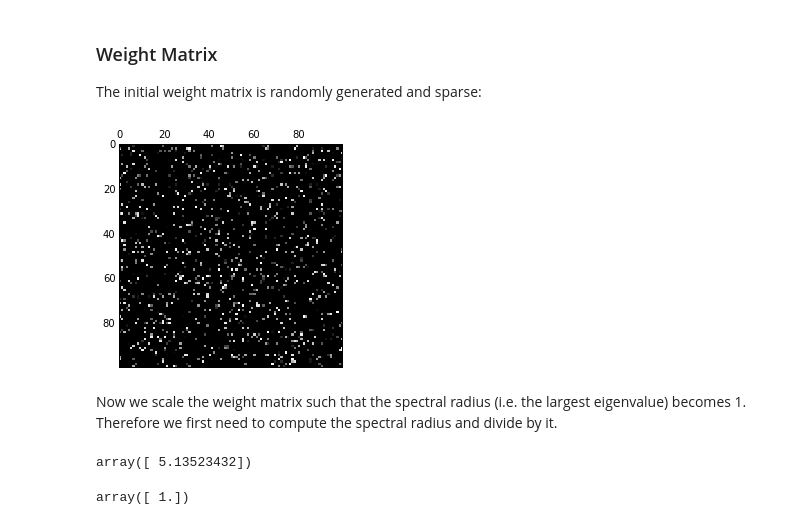
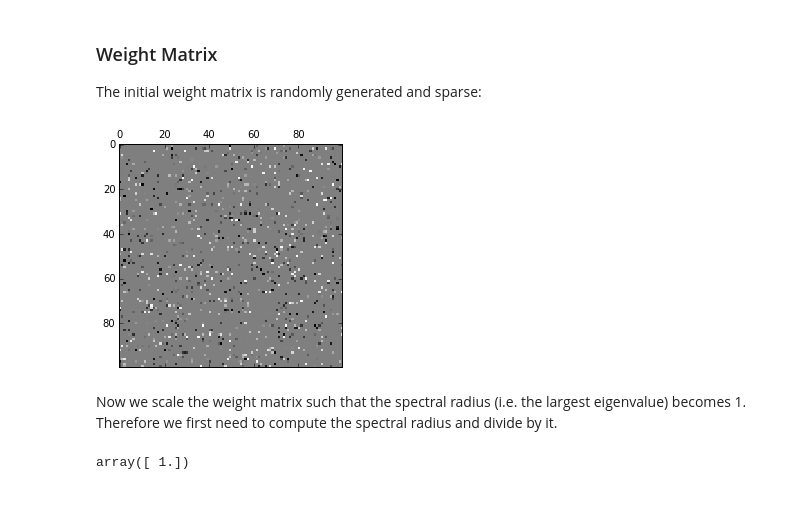
Before and after one commit to kstandvoss/Conceptors, a Jupyter notebook: Conceptors.ipynb, the cells around one changed output. Cells and saved outputs as stored; diff of their text form; code cells hidden in the pictures.

```diff
--- a/Conceptors.ipynb
+++ b/Conceptors.ipynb
@@ -20,24 +20,27 @@ The initial weight matrix is randomly generated and sparse:
 # %%
 # initialize random weights
 import scipy.sparse as sparse
-W_unscaled = sparse.rand(N, N, density=netConn)
+W_unscaled = sparse.rand(N, N, density=netConn/2) - sparse.rand(N, N, density=netConn/2)
 
 # sparse returns a coo-matrix, not the usual numpy matrix!
 
 plt.matshow(W_unscaled.todense(), cmap=plt.cm.gray);
 # %% [output]
-[figure, old version]
+[figure, new version]
 # %% [markdown]
 Now we scale the weight matrix such that the spectral radius (i.e. the largest eigenvalue) becomes 1. Therefore we first need to compute the spectral radius and divide by it.
 # %%
 import numpy as np
 from scipy.sparse import linalg
+import scipy.linalg
 
 # compute the k=1 eigenvalues and corresponding eigenvectors with 'LM': Largest Magnitude
-specRad, largestEigenvec = np.abs(sparse.linalg.eigs(W_unscaled,k=1,which='LM'))
-specRad
+#specRad, largestEigenvec = np.abs(sparse.linalg.eigs(W_unscaled,k=1,which='LM'))
+def getSpecRad(m):
+    specRad, largestEigenvec = np.abs(scipy.linalg.eigh(m,eigvals=(N-1, N-1)))
+    return specRad
+
+specRad = getSpecRad(W_unscaled.todense())
-# %% [output]
-array([ 5.13523432])
 # %%
 W_raw = W_unscaled/specRad
 
```
Also changed, not shown: parts of 21 cells of this notebook.
